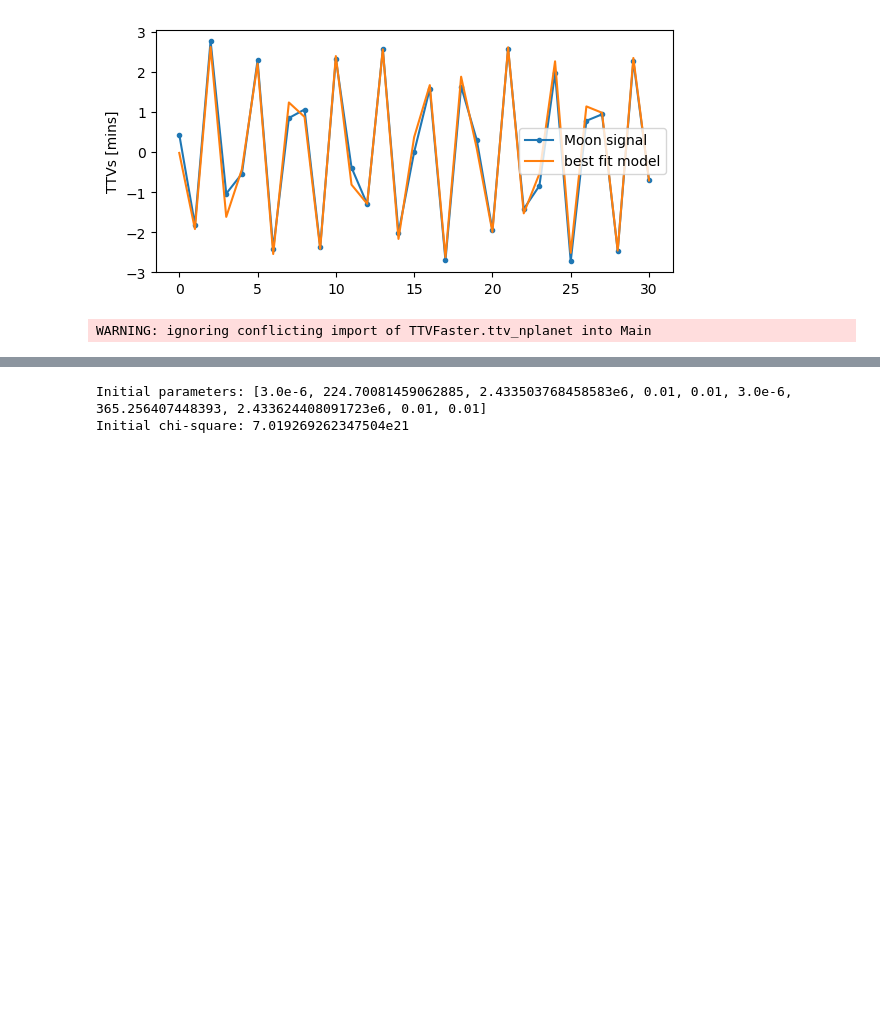
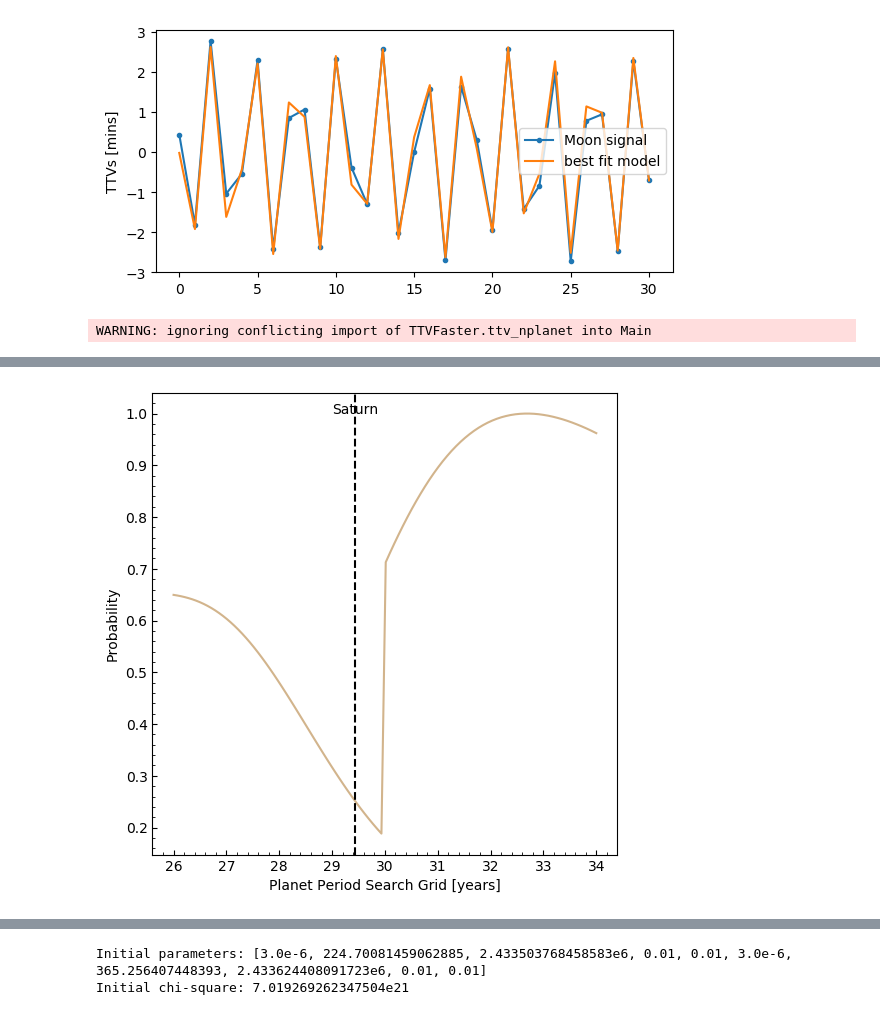
Before and after one commit to bmlindor/ttv_ss, a Jupyter notebook: plots.ipynb, the cells around one changed output, grey strips where cells are left out. Drawn from its saved outputs; the diff is of its cells as text; code cells hidden in the pictures; blank space fills up the shorter version.

```diff
--- a/plots.ipynb
+++ b/plots.ipynb
@@ -218,0 +270,4 @@ WARNING: ignoring conflicting import of TTVFaster.ttv_nplanet into Main
+# %%
+prob(test5["p5"],test5["lprob_p5"],29.44, 50, test5["best_p5"],"tan","Saturn")
+# %% [output]
+[figure, added]
```
Also changed, not shown: parts of 12 cells of this notebook, 10 other files.
